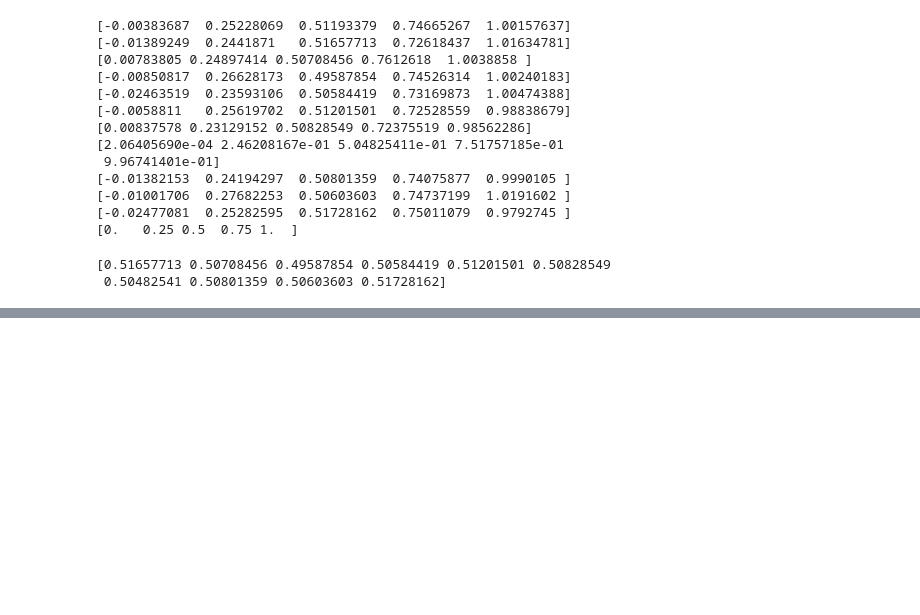
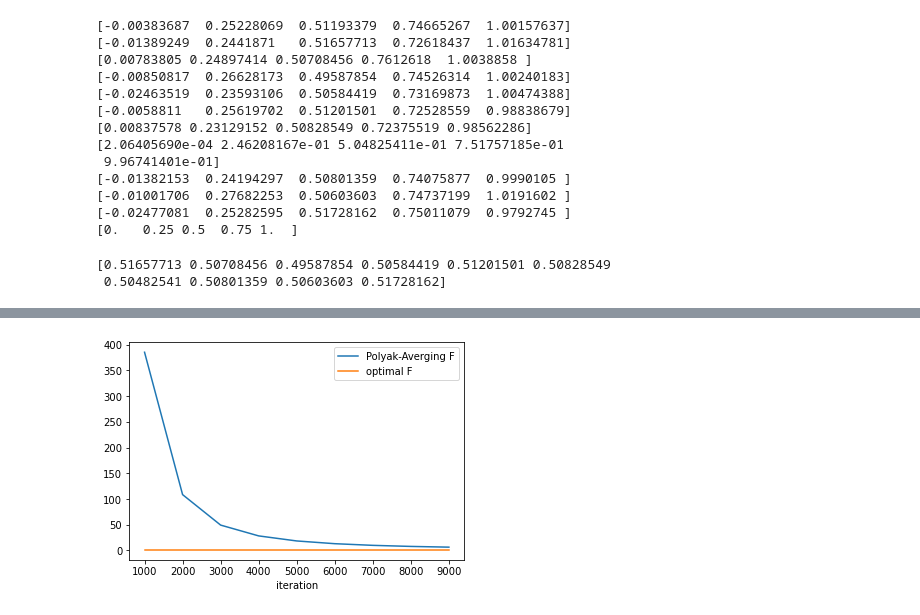
Before and after one commit to BeetrootWang/UQ_Proj, a Jupyter notebook: draft.ipynb, the cells around one changed output, grey strips where cells are left out. Saved outputs shown, nothing was run; the diff lists cells and outputs as text; code cells hidden in the pictures; blank space fills up the shorter version.

Commit message:
debug

```diff
--- a/draft.ipynb
+++ b/draft.ipynb
@@ -223,0 +236,82 @@ print(np.array(bootstrap_output_history)[:,2])
+# %%
+# Generate data here
+
+# set random seed
+rng = np.random.default_rng(1)
+
+# basic setting
+var_epsilon = 1 # variance for noise in linear regression
+d = 200 # d = 5,20,100,200
+n = int(1e4) # sample size
+eta = 1e-1
+alpha = 0.501 # step size eta_i = eta * i^{-alpha}
+x_star = np.linspace(0,1,d) # optimal solution
+x_0 = np.zeros(d) # initial guess
+
+# mean and variance for generating a_i
+# identity covariance matrix case
+#
+# linear regression model:
+# b_i = x_star^\top a_i + \epsilon_i
+mean_a = np.zeros(d)
+cov_a = np.eye(d)
+Asy_cov = np.eye(d) # asymptotic covariance matrix
+
+
+# run sgd
+#
+# update rule:
+#   a_n: normal distribution (mean_a, cov_a)
+#   epsilon_n: normal distribution (0,sigma_epsilon)
+#   b_n = a_n^T x_star + epilon_n (assume it is generated instead of computing from a_n and x_star)
+#   x_n = x_{n-1} - \eta_n a_n (a_n^T x_{n-1} - b_n)
+
+x_prev = x_0
+x_history = []
+x_bar_history = []
+a_n_history = []
+b_n_history = []
+F_true = var_epsilon
+F_x_history = []
+F_x_bar_history = []
+lr_history = []
+
+for iter_num in range(n):
+    # sample data
+    a_n = rng.multivariate_normal(mean_a, cov_a)
+    epsilon_n = rng.normal(0, var_epsilon)
+    b_n = a_n @ x_star + epsilon_n
+    # update learning rate
+    eta_n = eta * (1+iter_num)**(-alpha)
+    # update rule
+    x_n = x_prev - eta_n * (a_n @ x_prev - b_n) * a_n
+    x_prev = x_n
+    # recording
+    x_history.append(x_n)
+    x_bar_history.append(np.mean(x_history, axis=0))
+    a_n_history.append(a_n)
+    b_n_history.append(b_n)
+    F_x_history.append(F_LR(x_n, cov_a, x_star, var_epsilon))
+    F_x_bar_history.append(F_LR(x_bar_history[iter_num], cov_a, x_star, var_epsilon))
+    lr_history.append(eta_n)
+    # output every 1000 iter
+    if iter_num%1000==999:
+        print(f'Iter \t[{iter_num+1}/{n}]\t\t finished')
+    # debug code
+x_out = x_bar_history[-1]
+
+# have a look at the convergence
+warmup_n = 1000
+plot_every_n = 1000
+plt.plot(np.arange(warmup_n,n,plot_every_n), F_x_bar_history[warmup_n:n:plot_every_n])
+plt.plot(np.arange(warmup_n,n,plot_every_n),F_true*np.ones(int((n-warmup_n) / plot_every_n)))
+# plt.plot(np.arange(warmup_n,n,plot_every_n),F_x_history[warmup_n:n:plot_every_n])
+plt.legend(['Polyak-Averging F','optimal F','SGD F'])
+plt.xlabel(f'iteration')
+plt.show()
+
+plt.plot(np.arange(warmup_n,n),lr_history[warmup_n:n])
+plt.legend(['learning rate'])
+plt.xlabel(f'iteration')
+plt.show()
+# %% [output]
@@ -223,0 +328 @@ print(np.array(bootstrap_output_history)[:,2])
+[figure, added]
```
Also changed, not shown: parts of 5 cells of this notebook.
